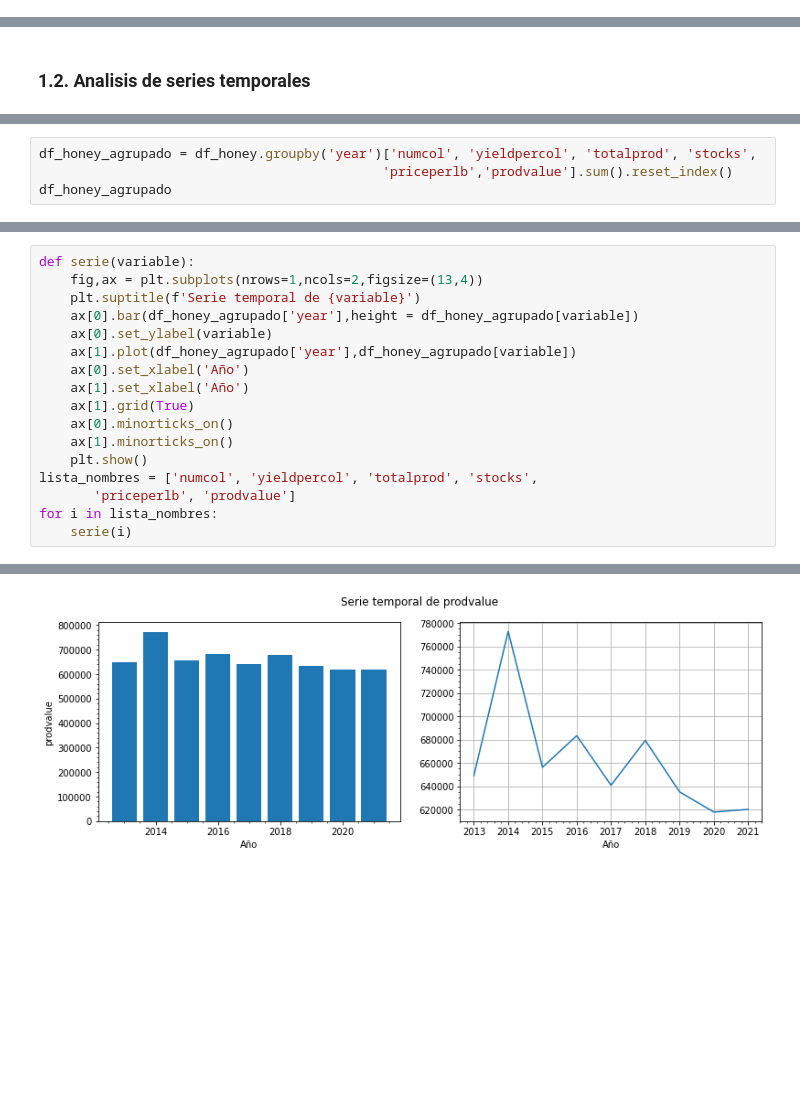
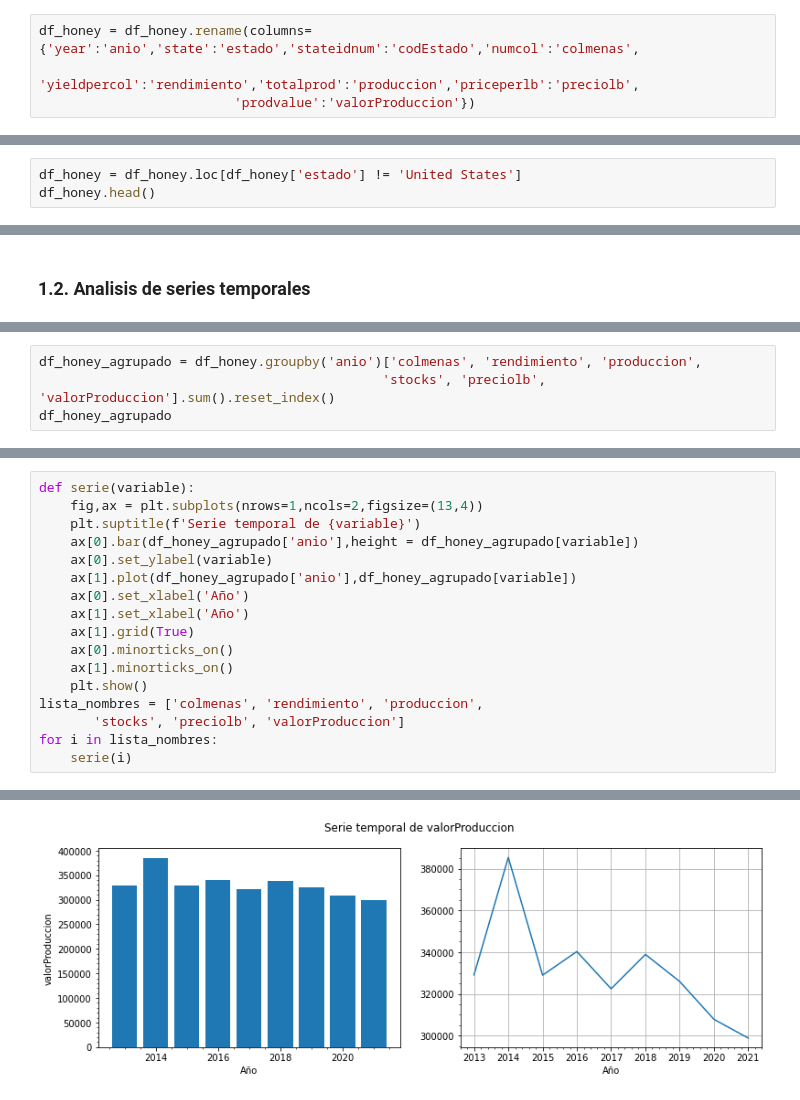
Before and after one commit to Samave02/HoneyTic-, a Jupyter notebook: Honey Production/Honey.ipynb, the cells around one changed output, grey strips where cells are left out. Drawn from its saved outputs; the diff is of its cells as text; blank space fills up the shorter version.

```diff
--- a/Honey Production/Honey.ipynb
+++ b/Honey Production/Honey.ipynb
@@ -93,4 +93,8 @@ Lectura adicional
 * **Year**: año
 # %%
 df_honey[['year','stateidnum']] = df_honey[['year','stateidnum']].astype(int)
+# %%
+df_honey = df_honey.rename(columns= {'year':'anio','state':'estado','stateidnum':'codEstado','numcol':'colmenas',
+                         'yieldpercol':'rendimiento','totalprod':'produccion','priceperlb':'preciolb',
+                         'prodvalue':'valorProduccion'})
 # %%
@@ -109,0 +116,3 @@ df_honey.head(10)
+# %%
+df_honey = df_honey.loc[df_honey['estado'] != 'United States']
+df_honey.head()
@@ -244,5 +267,5 @@ plt.show()
 # %%
-df_honey_agrupado = df_honey.groupby('year')['numcol', 'yieldpercol', 'totalprod', 'stocks',
-                                            'priceperlb','prodvalue'].sum().reset_index()
+df_honey_agrupado = df_honey.groupby('anio')['colmenas', 'rendimiento', 'produccion',
+                                            'stocks', 'preciolb', 'valorProduccion'].sum().reset_index()
 df_honey_agrupado
 # %% [output]
@@ -260,17 +283,17 @@ df_honey_agrupado
 def serie(variable):
     fig,ax = plt.subplots(nrows=1,ncols=2,figsize=(13,4))
     plt.suptitle(f'Serie temporal de {variable}')
-    ax[0].bar(df_honey_agrupado['year'],height = df_honey_agrupado[variable])
+    ax[0].bar(df_honey_agrupado['anio'],height = df_honey_agrupado[variable])
     ax[0].set_ylabel(variable)
-    ax[1].plot(df_honey_agrupado['year'],df_honey_agrupado[variable])
+    ax[1].plot(df_honey_agrupado['anio'],df_honey_agrupado[variable])
     ax[0].set_xlabel('Año')
     ax[1].set_xlabel('Año')
     ax[1].grid(True)
     ax[0].minorticks_on()
     ax[1].minorticks_on()
     plt.show()
-lista_nombres = ['numcol', 'yieldpercol', 'totalprod', 'stocks',
-       'priceperlb', 'prodvalue']
+lista_nombres = ['colmenas', 'rendimiento', 'produccion',
+       'stocks', 'preciolb', 'valorProduccion']
 for i in lista_nombres:
     serie(i)
 # %% [output]
@@ -282 +305 @@ for i in lista_nombres:
-[figure, old version]
+[figure, new version]
```
Also changed, not shown: parts of 20 cells of this notebook, 2 other files.
